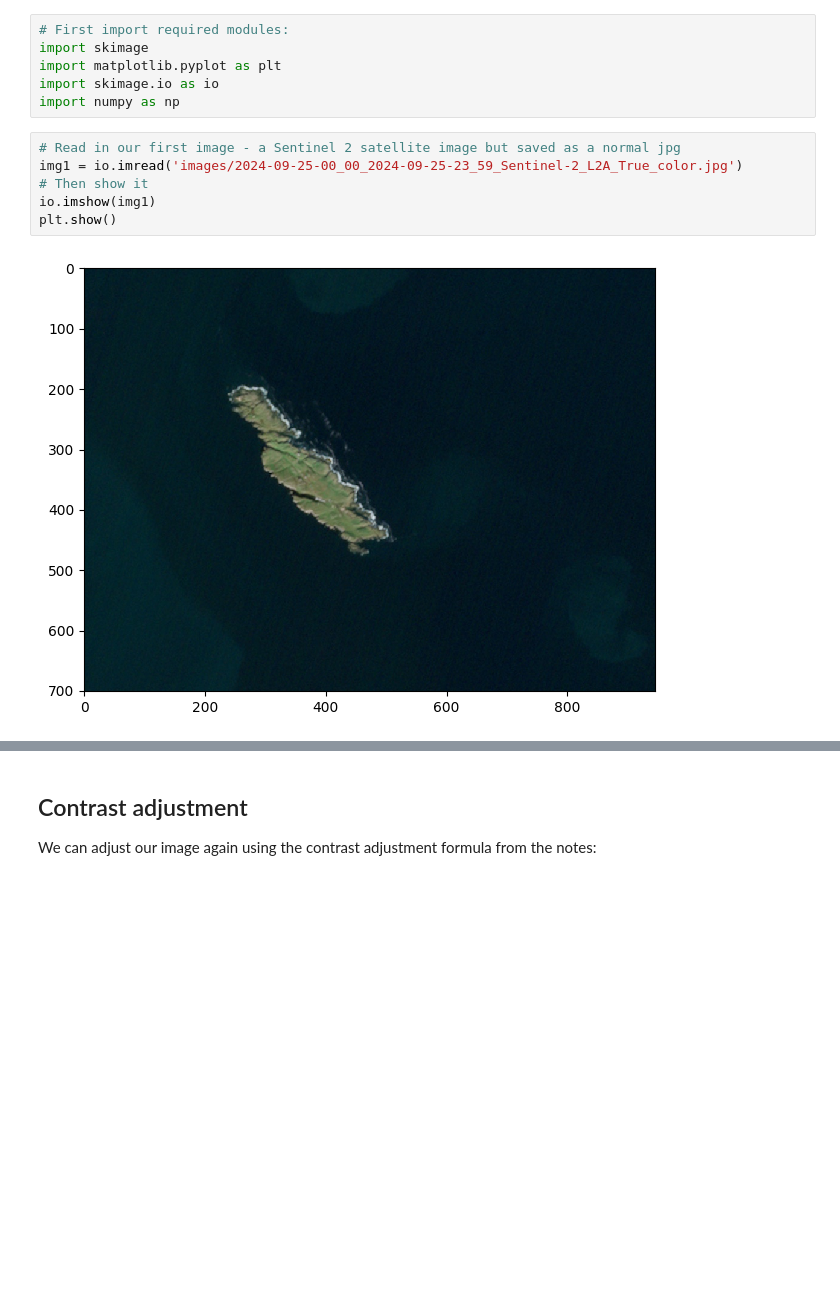
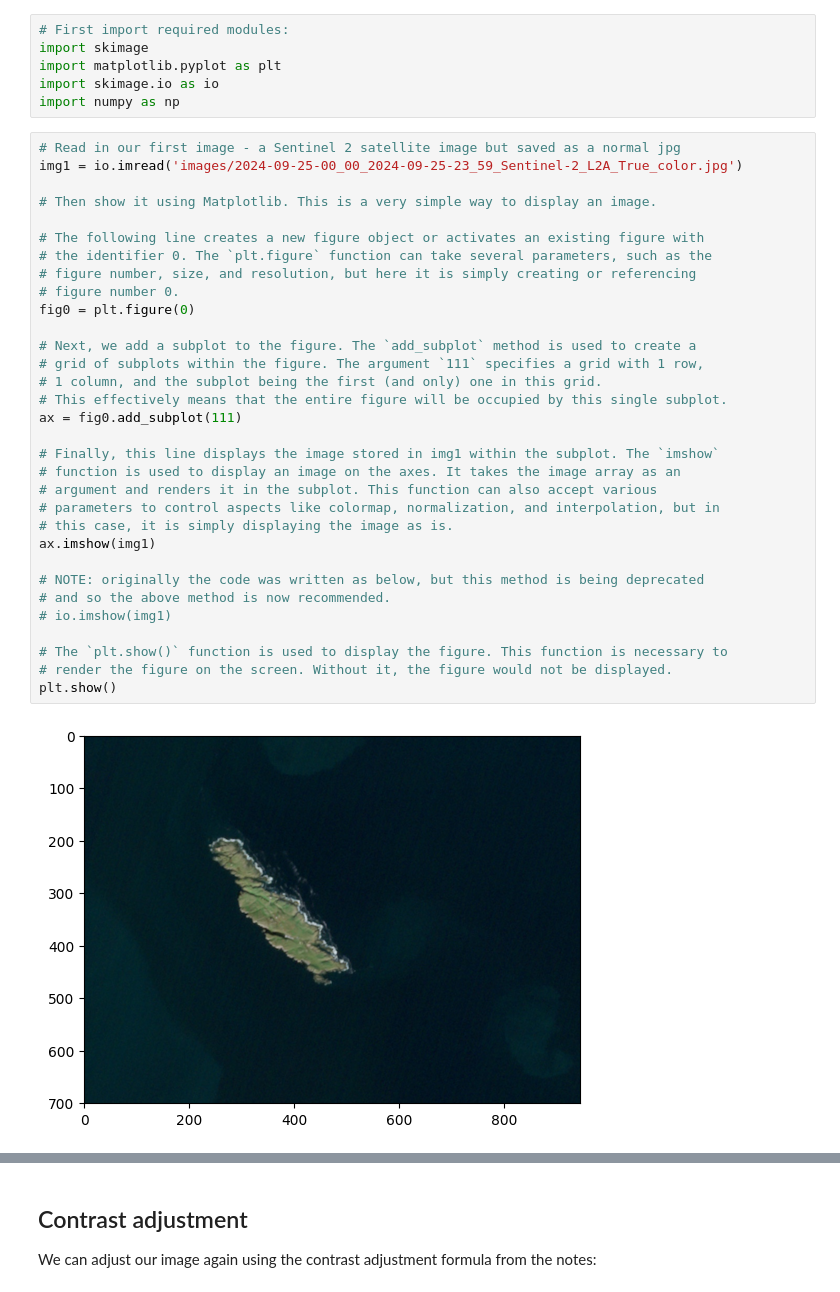
Before and after one commit to urfolomeus/space_data, a Jupyter notebook: week 3/Introduction to image operations.ipynb, the cells around one changed output, grey strips where cells are left out. Saved outputs shown, nothing was run; the diff lists cells and outputs as text; blank space fills up the shorter version.

Commit message:
Adding notes for the brightness adjustment formula and matplotlib display functions

```diff
--- a/week 3/Introduction to image operations.ipynb
+++ b/week 3/Introduction to image operations.ipynb
@@ -27,10 +27,36 @@ import numpy as np
 # %%
 # Read in our first image - a Sentinel 2 satellite image but saved as a normal jpg
 img1 = io.imread('images/2024-09-25-00_00_2024-09-25-23_59_Sentinel-2_L2A_True_color.jpg')
-# Then show it
-io.imshow(img1)
+
+# Then show it using Matplotlib. This is a very simple way to display an image.
+
+# The following line creates a new figure object or activates an existing figure with
+# the identifier 0. The `plt.figure` function can take several parameters, such as the
+# figure number, size, and resolution, but here it is simply creating or referencing
+# figure number 0.
+fig0 = plt.figure(0)
+
+# Next, we add a subplot to the figure. The `add_subplot` method is used to create a
+# grid of subplots within the figure. The argument `111` specifies a grid with 1 row,
+# 1 column, and the subplot being the first (and only) one in this grid.
+# This effectively means that the entire figure will be occupied by this single subplot.
+ax = fig0.add_subplot(111)
+
+# Finally, this line displays the image stored in img1 within the subplot. The `imshow`
+# function is used to display an image on the axes. It takes the image array as an
+# argument and renders it in the subplot. This function can also accept various
+# parameters to control aspects like colormap, normalization, and interpolation, but in
+# this case, it is simply displaying the image as is.
+ax.imshow(img1)
+
+# NOTE: originally the code was written as below, but this method is being deprecated
+# and so the above method is now recommended.
+# io.imshow(img1)
+
+# The `plt.show()` function is used to display the figure. This function is necessary to
+# render the figure on the screen. Without it, the figure would not be displayed.
 plt.show()
 # %% [output]
-[figure, old version]
+[figure, new version]
 # %%
 # Separate the RGB channels
```
Also changed, not shown: parts of 1 cell of this notebook.
